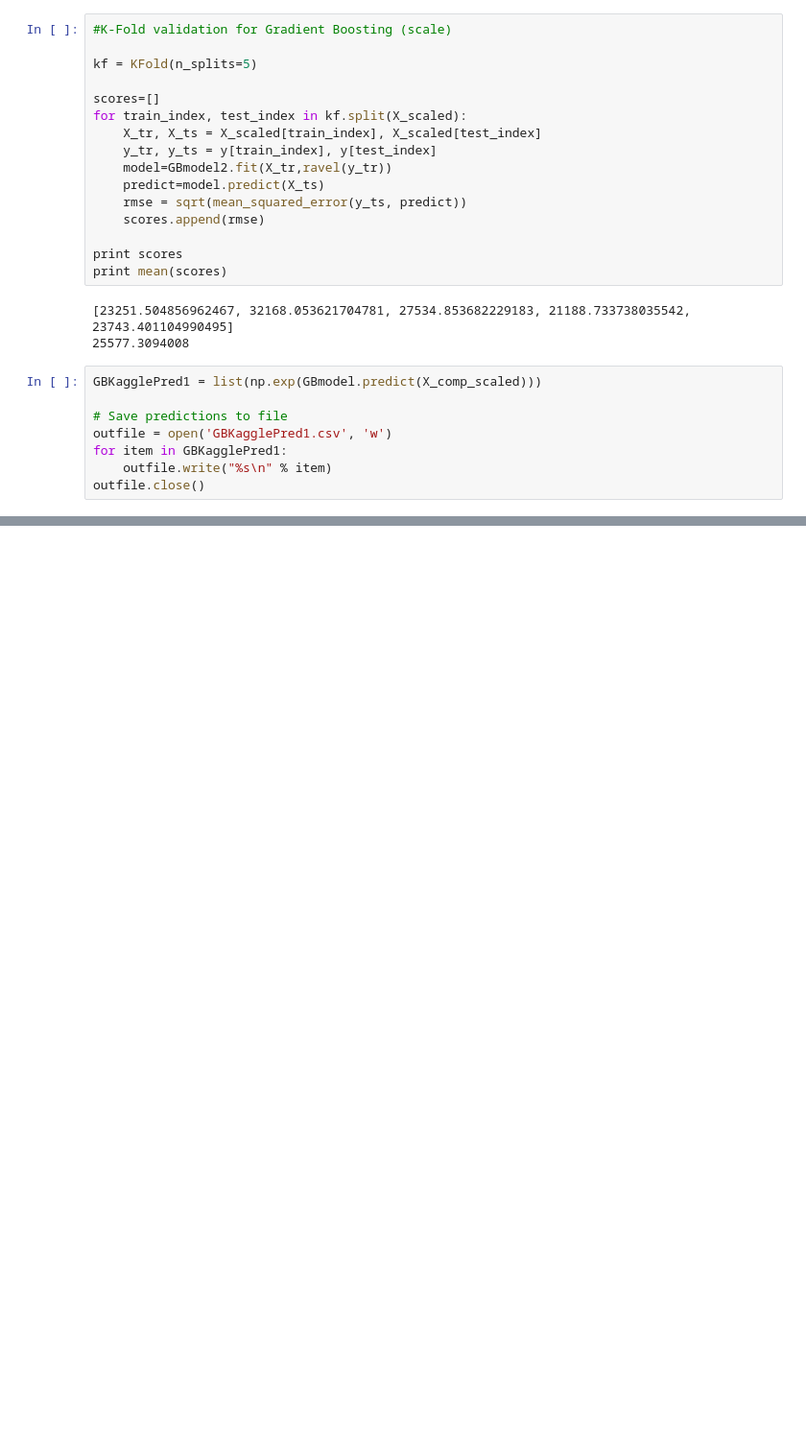
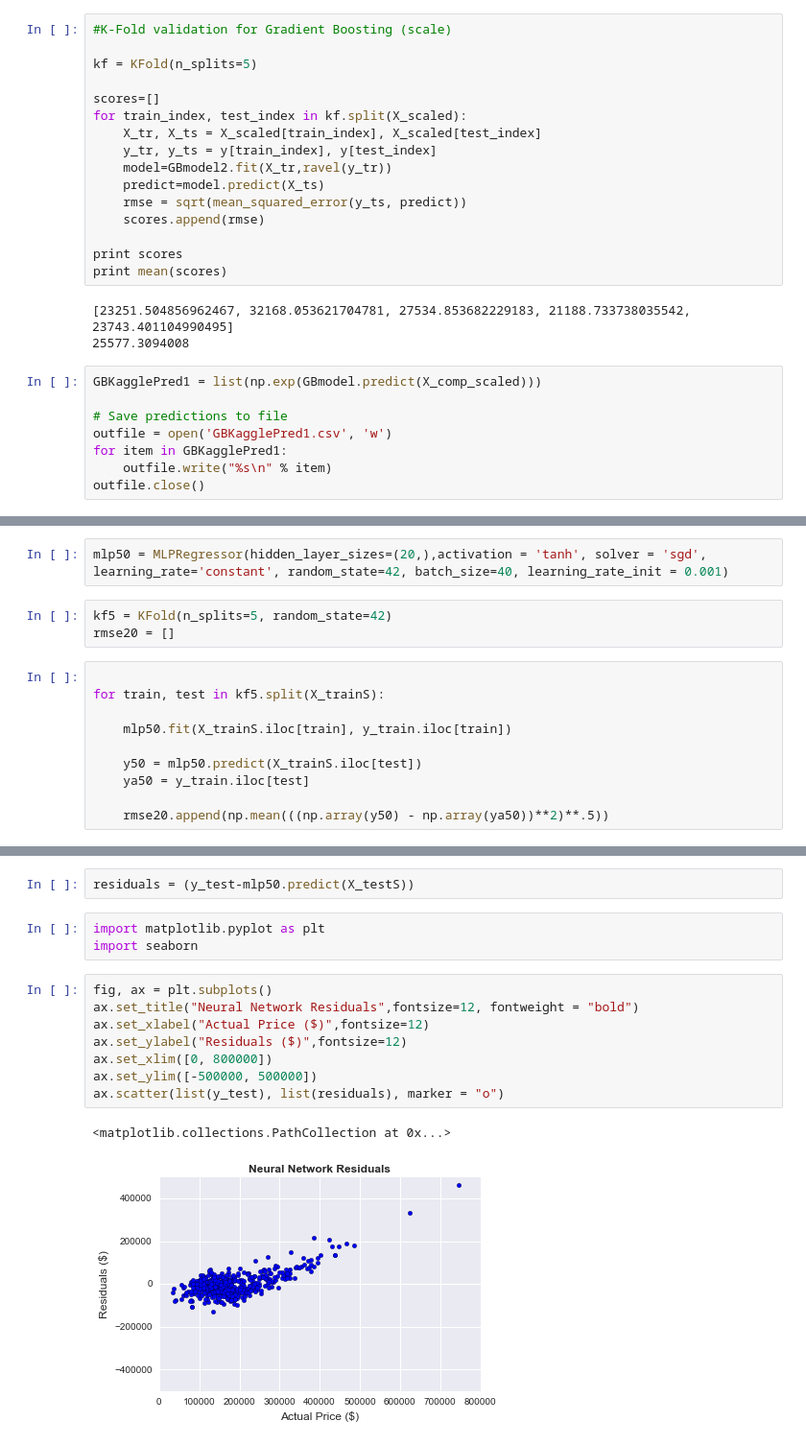
Before and after one commit to vishwabhuta/APM_House_Prices, a Jupyter notebook: APM Project.ipynb, the cells around one changed output, grey strips where cells are left out. Shown at 96% size. Cells and saved outputs as stored; diff of their text form; blank space fills up the shorter version.

```diff
--- a/APM Project.ipynb
+++ b/APM Project.ipynb
@@ -1675,0 +1777,15 @@ outfile.close()
+# %%
+mlp50 = MLPRegressor(hidden_layer_sizes=(20,),activation = 'tanh', solver = 'sgd', learning_rate='constant', random_state=42, batch_size=40, learning_rate_init = 0.001)
+# %%
+kf5 = KFold(n_splits=5, random_state=42)
+rmse20 = []
+# %%
+
+for train, test in kf5.split(X_trainS):
+
+    mlp50.fit(X_trainS.iloc[train], y_train.iloc[train])
+
+    y50 = mlp50.predict(X_trainS.iloc[test])
+    ya50 = y_train.iloc[test]
+
+    rmse20.append(np.mean(((np.array(y50) - np.array(ya50))**2)**.5))
@@ -1675,0 +1802,16 @@ outfile.close()
+# %%
+residuals = (y_test-mlp50.predict(X_testS))
+# %%
+import matplotlib.pyplot as plt
+import seaborn
+# %%
+fig, ax = plt.subplots()
+ax.set_title("Neural Network Residuals",fontsize=12, fontweight = "bold")
+ax.set_xlabel("Actual Price ($)",fontsize=12)
+ax.set_ylabel("Residuals ($)",fontsize=12)
+ax.set_xlim([0, 800000])
+ax.set_ylim([-500000, 500000])
+ax.scatter(list(y_test), list(residuals), marker = "o")
+# %% [output]
+<matplotlib.collections.PathCollection at 0x...>
+[figure, added]
```
Also changed, not shown: parts of 8 cells of this notebook.
